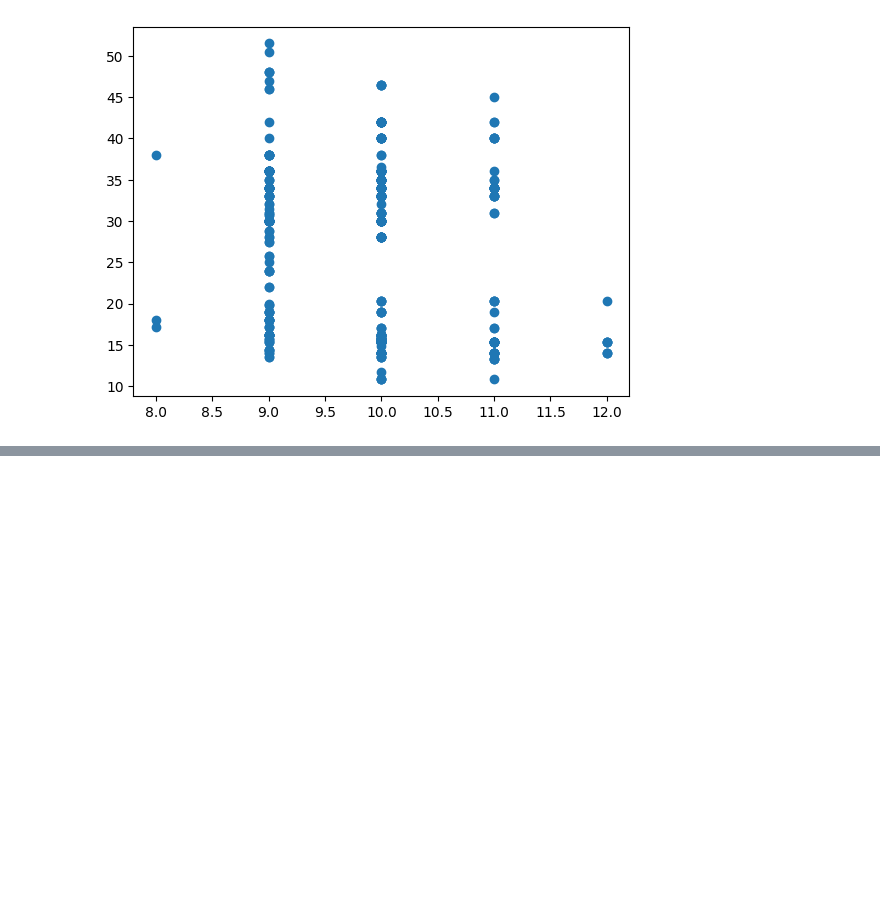
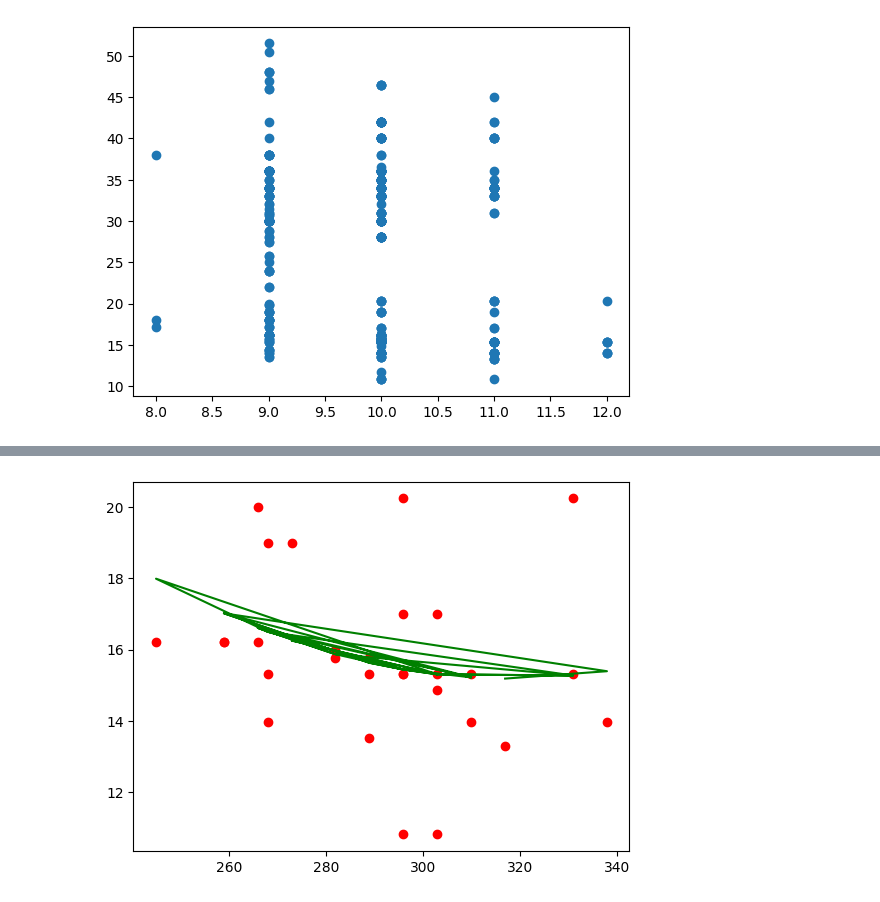
Before and after one commit to omarelwaliely/datascience, a Jupyter notebook: microsoft_beginner_ml/pumpkin_analysis/pumpkin_regression.ipynb, the cells around one changed output, grey strips where cells are left out. Cells and saved outputs as stored; diff of their text form; code cells hidden in the pictures; blank space fills up the shorter version.

```diff
--- a/microsoft_beginner_ml/pumpkin_analysis/pumpkin_regression.ipynb
+++ b/microsoft_beginner_ml/pumpkin_analysis/pumpkin_regression.ipynb
@@ -123,0 +224,6 @@ plt.show()
+# %%
+plt.scatter(X_test,y_test, color = 'red')
+plt.plot(X_test,pred_2, color = 'green')
+plt.show()
+# %% [output]
+[figure, added]
```
Also changed, not shown: parts of 29 cells of this notebook.
